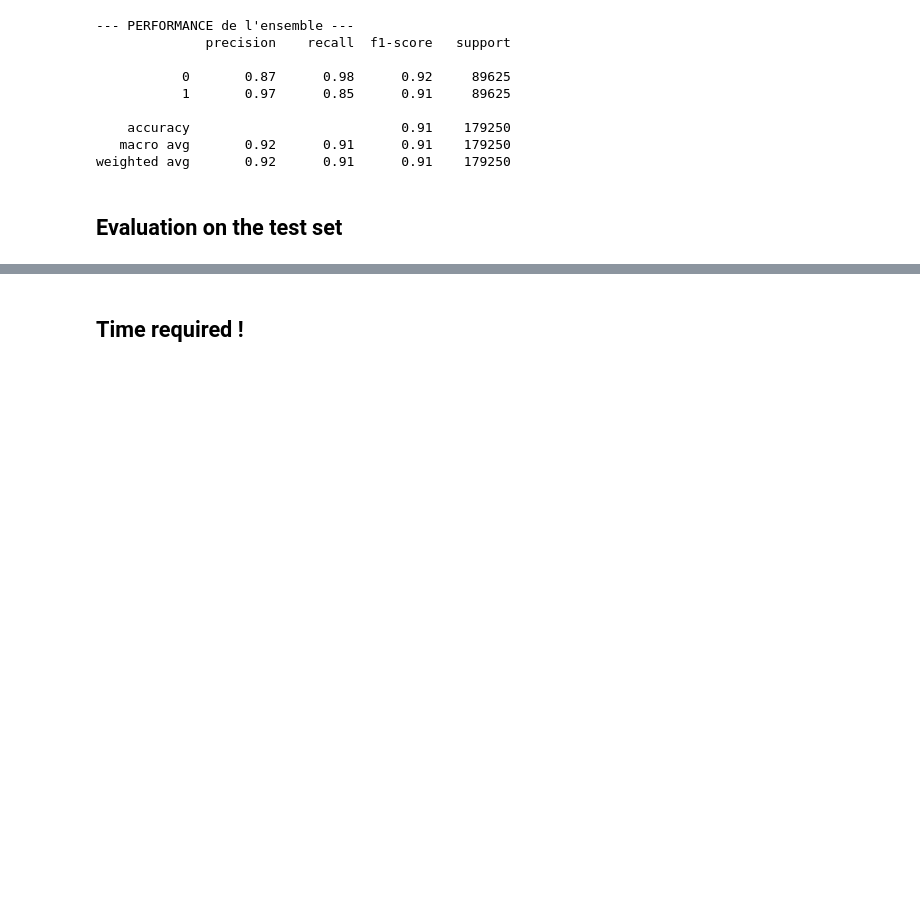
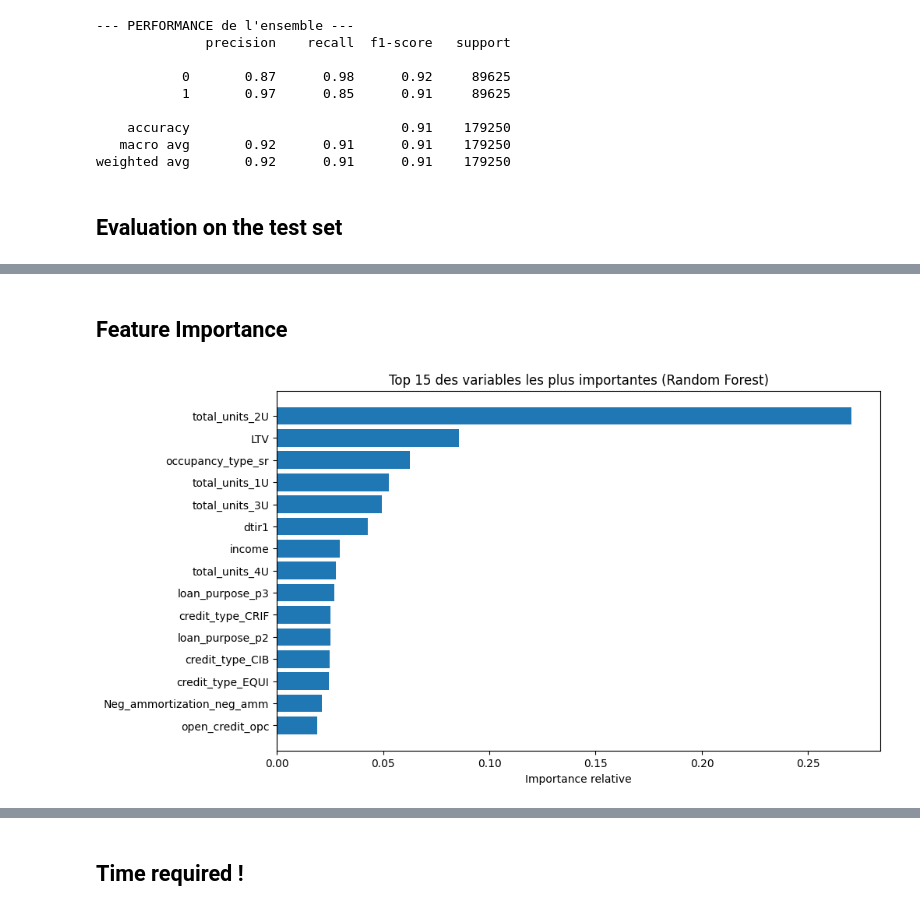
Before and after one commit to Wissem-Sahli-Engineer/CreditGuard-ML-Scoring, a Jupyter notebook: main.ipynb, the cells around one changed output, grey strips where cells are left out. Cells and saved outputs as stored; diff of their text form; code cells hidden in the pictures; blank space fills up the shorter version.

```diff
--- a/main.ipynb
+++ b/main.ipynb
@@ -1395,0 +1409,29 @@ LogisticRegression does not accept missing values encoded as NaN natively. For s
+# %% [markdown]
+## Feature Importance
+# %%
+import matplotlib.pyplot as plt
+import pandas as pd
+import numpy as np
+
+# 1. Récupérer les noms des colonnes après le preprocessing
+# (Grâce à ton set_config(transform_output="pandas"), c'est facile)
+feature_names = X_train_preprocessed.columns
+
+# 2. Récupérer les importances du modèle RF (ton champion)
+importances = final_rf.feature_importances_
+
+# 3. Créer un DataFrame pour faciliter le tri
+feature_importance_df = pd.DataFrame({
+    'Feature': feature_names,
+    'Importance': importances
+}).sort_values(by='Importance', ascending=False)
+
+# 4. Afficher les 15 variables les plus importantes
+plt.figure(figsize=(10, 6))
+plt.barh(feature_importance_df['Feature'].head(15), feature_importance_df['Importance'].head(15))
+plt.gca().invert_yaxis()
+plt.title("Top 15 des variables les plus importantes (Random Forest)")
+plt.xlabel("Importance relative")
+plt.show()
+# %% [output]
+[figure, added]
```
Also changed, not shown: parts of 14 cells of this notebook.
